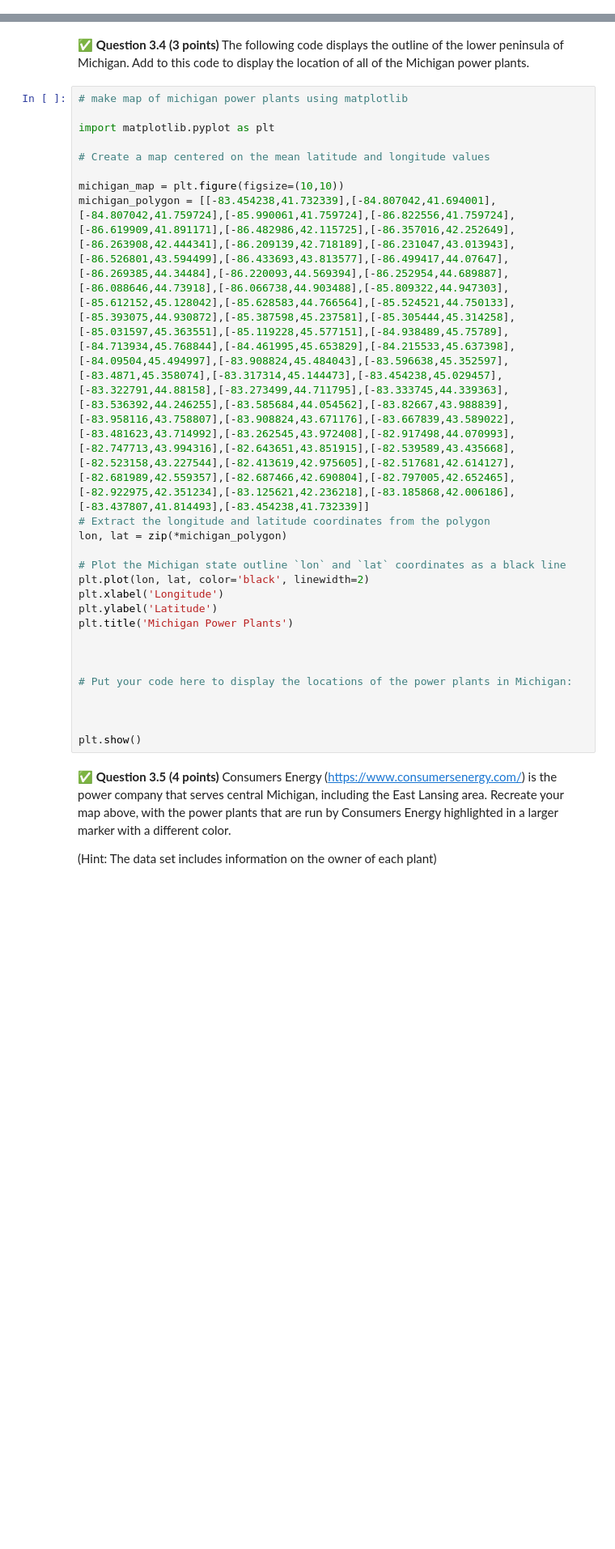
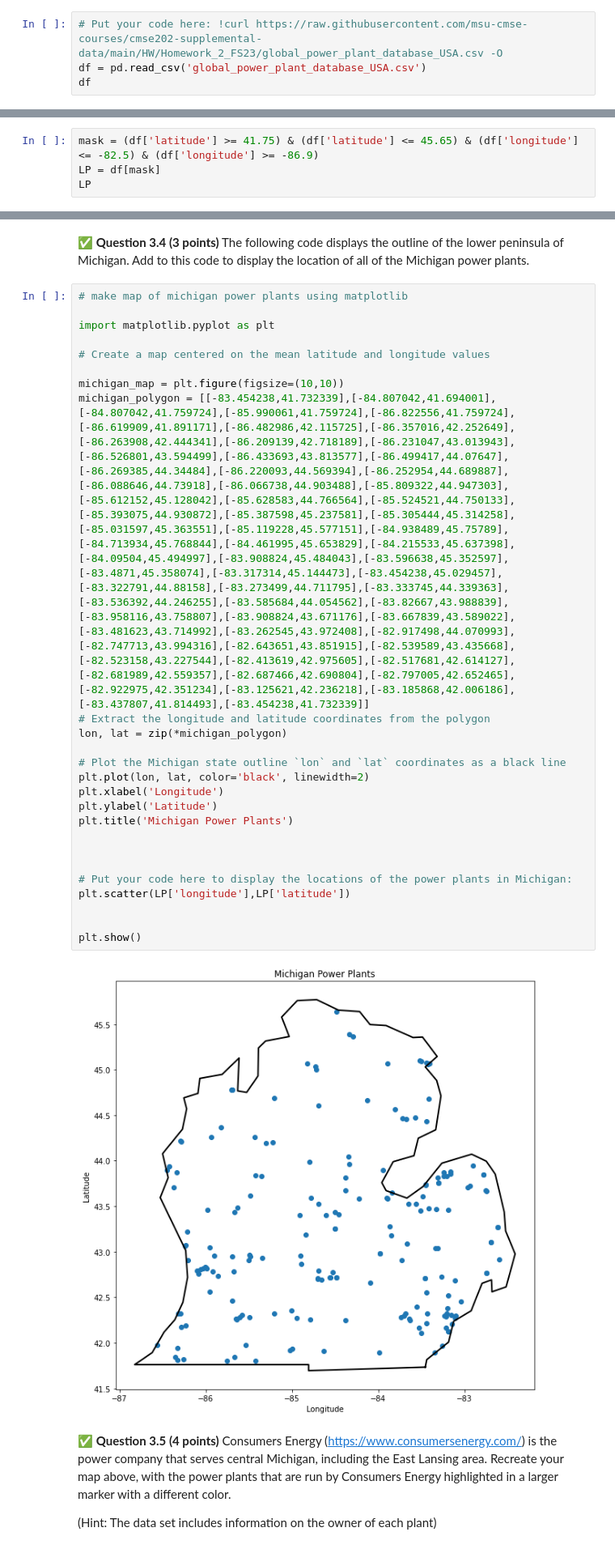
Before and after one commit to Colino03/CMSE202-f23-turnin, a Jupyter notebook: hw-02/HW-02-ColinBonnema.ipynb, the cells around one changed output, grey strips where cells are left out. Shown: that part at 81% size. Drawn from its saved outputs; the diff is of its cells as text; blank space fills up the shorter version.

```diff
--- a/hw-02/HW-02-ColinBonnema.ipynb
+++ b/hw-02/HW-02-ColinBonnema.ipynb
@@ -457,0 +456,4 @@ If you'd like to learn more about  global electrical power supply, here is a gre
+# %%
+# Put your code here: !curl https://raw.githubusercontent.com/msu-cmse-courses/cmse202-supplemental-data/main/HW/Homework_2_FS23/global_power_plant_database_USA.csv -O
+df = pd.read_csv('global_power_plant_database_USA.csv')
+df
@@ -463,0 +483,4 @@ If you'd like to learn more about  global electrical power supply, here is a gre
+# %%
+mask = (df['latitude'] >= 41.75) & (df['latitude'] <= 45.65) & (df['longitude'] <= -82.5) & (df['longitude'] >= -86.9)
+LP = df[mask]
+LP
@@ -471,28 +512,30 @@ If you'd like to learn more about  global electrical power supply, here is a gre
 # %%
 # make map of michigan power plants using matplotlib
 
 import matplotlib.pyplot as plt
 
 # Create a map centered on the mean latitude and longitude values
 
 michigan_map = plt.figure(figsize=(10,10))
 michigan_polygon = [[-83.454238,41.732339],[-84.807042,41.694001],[-84.807042,41.759724],[-85.990061,41.759724],[-86.822556,41.759724],[-86.619909,41.891171],[-86.482986,42.115725],[-86.357016,42.252649],[-86.263908,42.444341],[-86.209139,42.718189],[-86.231047,43.013943],[-86.526801,43.594499],[-86.433693,43.813577],[-86.499417,44.07647],[-86.269385,44.34484],[-86.220093,44.569394],[-86.252954,44.689887],[-86.088646,44.73918],[-86.066738,44.903488],[-85.809322,44.947303],[-85.612152,45.128042],[-85.628583,44.766564],[-85.524521,44.750133],[-85.393075,44.930872],[-85.387598,45.237581],[-85.305444,45.314258],[-85.031597,45.363551],[-85.119228,45.577151],[-84.938489,45.75789],[-84.713934,45.768844],[-84.461995,45.653829],[-84.215533,45.637398],[-84.09504,45.494997],[-83.908824,45.484043],[-83.596638,45.352597],[-83.4871,45.358074],[-83.317314,45.144473],[-83.454238,45.029457],[-83.322791,44.88158],[-83.273499,44.711795],[-83.333745,44.339363],[-83.536392,44.246255],[-83.585684,44.054562],[-83.82667,43.988839],[-83.958116,43.758807],[-83.908824,43.671176],[-83.667839,43.589022],[-83.481623,43.714992],[-83.262545,43.972408],[-82.917498,44.070993],[-82.747713,43.994316],[-82.643651,43.851915],[-82.539589,43.435668],[-82.523158,43.227544],[-82.413619,42.975605],[-82.517681,42.614127],[-82.681989,42.559357],[-82.687466,42.690804],[-82.797005,42.652465],[-82.922975,42.351234],[-83.125621,42.236218],[-83.185868,42.006186],[-83.437807,41.814493],[-83.454238,41.732339]]
 # Extract the longitude and latitude coordinates from the polygon
 lon, lat = zip(*michigan_polygon)
 
 # Plot the Michigan state outline `lon` and `lat` coordinates as a black line
 plt.plot(lon, lat, color='black', linewidth=2)
 plt.xlabel('Longitude')
 plt.ylabel('Latitude')
 plt.title('Michigan Power Plants')
 
 
 
 # Put your code here to display the locations of the power plants in Michigan:
-
+plt.scatter(LP['longitude'],LP['latitude'])
 
 
 plt.show()
+# %% [output]
+[figure, added]
 # %% [markdown]
 &#9989; **Question 3.5 (4 points)** Consumers Energy (https://www.consumersenergy.com/) is the power company that serves central Michigan, including the East Lansing area.  Recreate your map above, with the power plants that are run by Consumers Energy highlighted in a larger marker with a different color.
 
```
Also changed, not shown: parts of 9 cells of this notebook, 3 other files.
